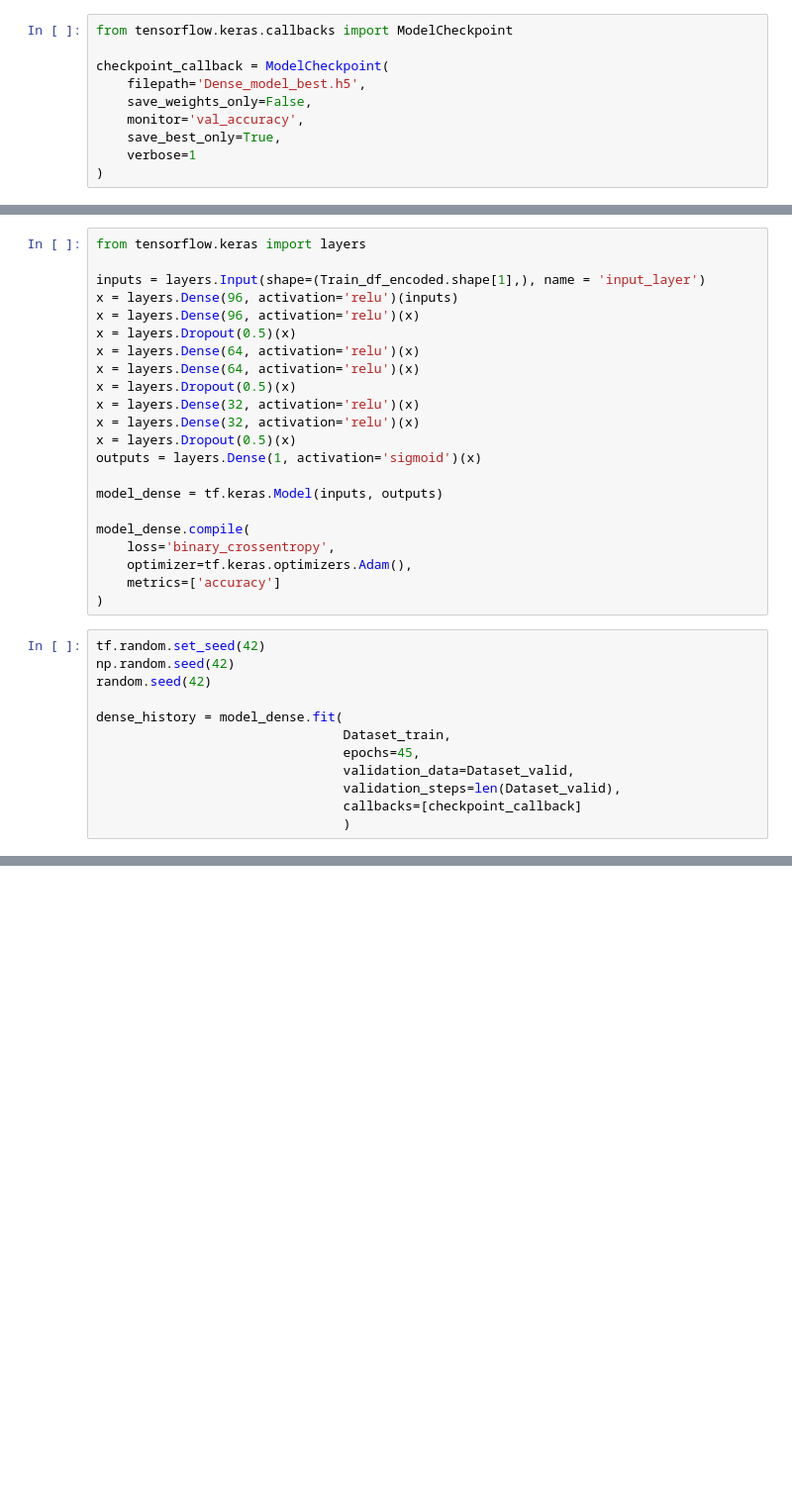
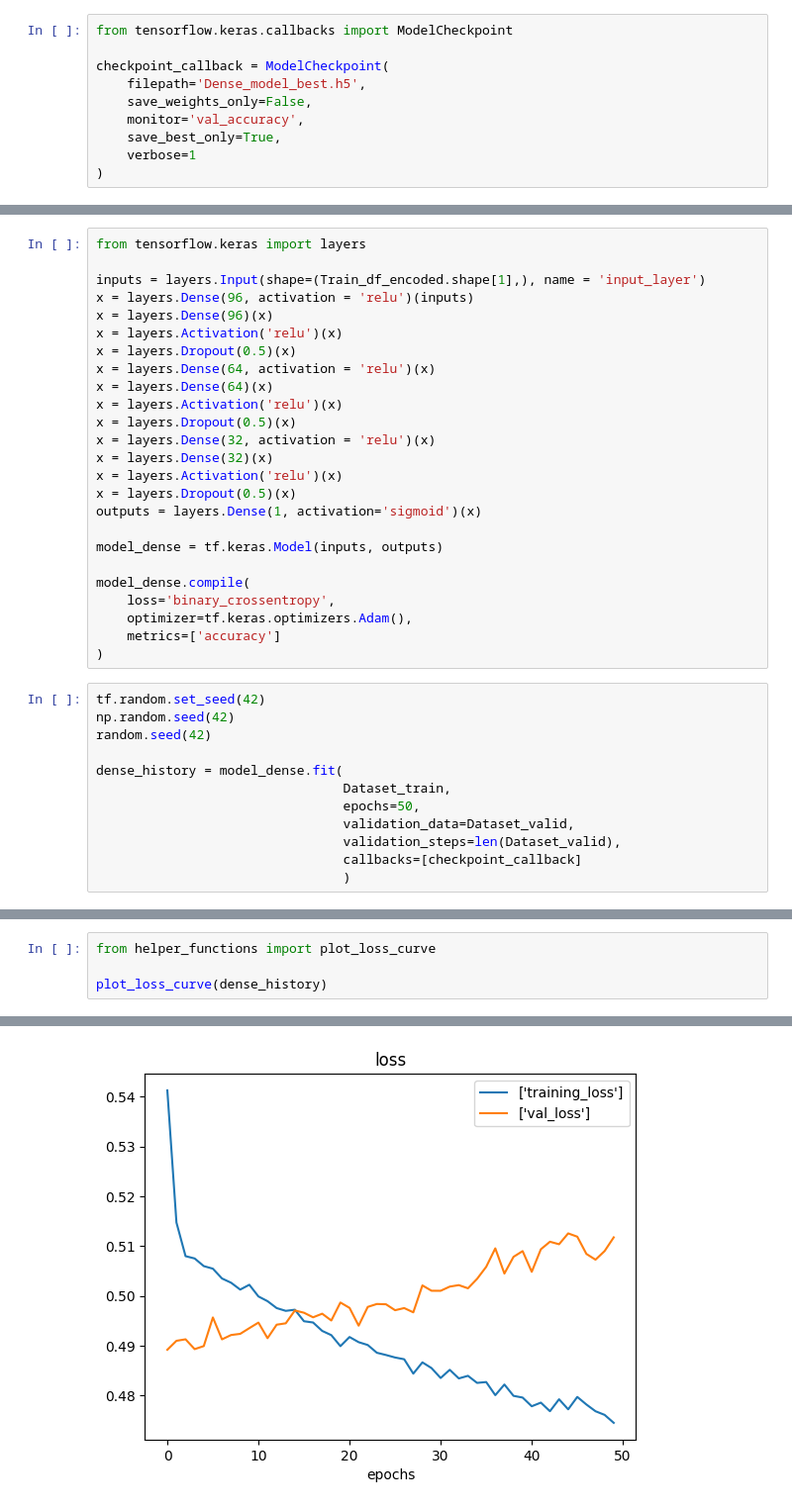
Before and after one commit to Pie98/heart_attack_predictions, a Jupyter notebook: 3_models/1_Dense_model.ipynb, the cells around one changed output, grey strips where cells are left out. Shown at 99% size. Saved outputs shown, nothing was run; the diff lists cells and outputs as text; blank space fills up the shorter version.

```diff
--- a/3_models/1_Dense_model.ipynb
+++ b/3_models/1_Dense_model.ipynb
@@ -84,14 +82,17 @@ checkpoint_callback = ModelCheckpoint(
 from tensorflow.keras import layers
 
 inputs = layers.Input(shape=(Train_df_encoded.shape[1],), name = 'input_layer')
-x = layers.Dense(96, activation='relu')(inputs)
-x = layers.Dense(96, activation='relu')(x)
+x = layers.Dense(96, activation = 'relu')(inputs)
+x = layers.Dense(96)(x)
+x = layers.Activation('relu')(x)
 x = layers.Dropout(0.5)(x)
-x = layers.Dense(64, activation='relu')(x)
-x = layers.Dense(64, activation='relu')(x)
+x = layers.Dense(64, activation = 'relu')(x)
+x = layers.Dense(64)(x)
+x = layers.Activation('relu')(x)
 x = layers.Dropout(0.5)(x)
-x = layers.Dense(32, activation='relu')(x)
-x = layers.Dense(32, activation='relu')(x)
+x = layers.Dense(32, activation = 'relu')(x)
+x = layers.Dense(32)(x)
+x = layers.Activation('relu')(x)
 x = layers.Dropout(0.5)(x)
 outputs = layers.Dense(1, activation='sigmoid')(x)
 
@@ -109,7 +110,7 @@ random.seed(42)
 
 dense_history = model_dense.fit(
                                 Dataset_train,
-                                epochs=45,
+                                epochs=50,
                                 validation_data=Dataset_valid,
                                 validation_steps=len(Dataset_valid),
                                 callbacks=[checkpoint_callback]
@@ -134,0 +138,5 @@ Epoch 45: val_accuracy did not improve from 0.77540
+# %%
+from helper_functions import plot_loss_curve
+
+plot_loss_curve(dense_history)
+# %% [output]
@@ -134,0 +144 @@ Epoch 45: val_accuracy did not improve from 0.77540
+[figure, added]
```
Also changed, not shown: parts of 23 cells of this notebook, 2 other files.
